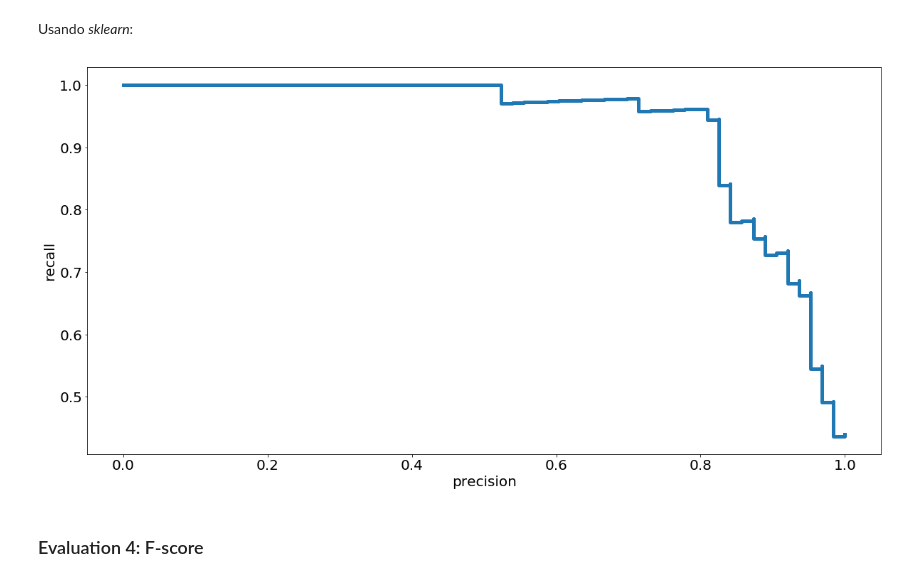
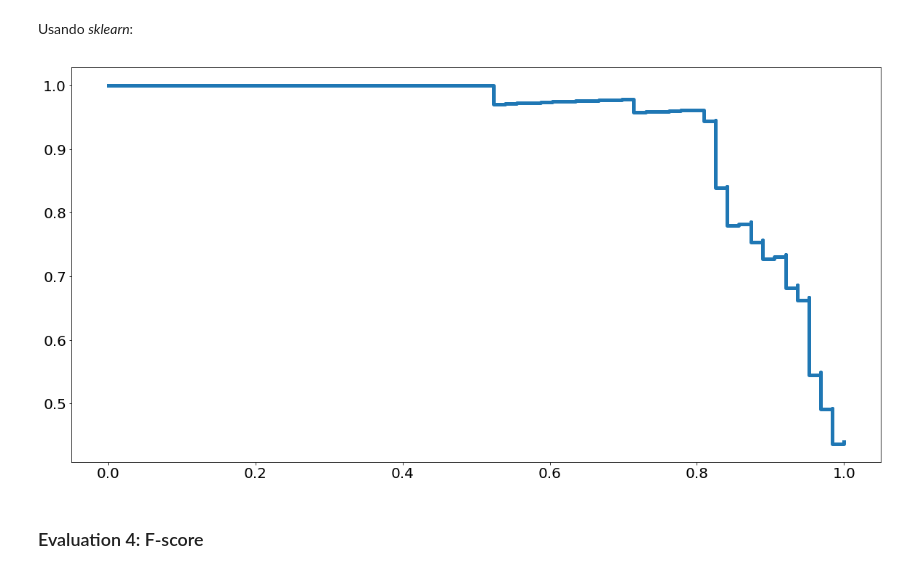
Before and after one commit to StaticVoidGabo/intro_to_machine_learning, a Jupyter notebook: 3.1-2-regresion-logistica.ipynb, the cells around one changed output. Saved outputs shown, nothing was run; the diff lists cells and outputs as text; code cells hidden in the pictures.

```diff
--- a/3.1-2-regresion-logistica.ipynb
+++ b/3.1-2-regresion-logistica.ipynb
@@ -298,16 +296,12 @@ Usando *sklearn*:
 # %%
 from sklearn.metrics import precision_recall_curve
 
 y_test_score = clf.decision_function(X_test)
 precisions, recalls, _ = precision_recall_curve(y_test, y_test_score)
 plt.step(recalls, precisions,linewidth=5)
-plt.xticks(size=20)
-plt.xlabel("precision",size=20)
-plt.ylabel("recall",size=20)
-plt.yticks(size=20)
 plt.show()
 # %% [output]
-[figure, old version]
+[figure, new version]
 # %% [markdown]
 ### Evaluation 4: F-score
 # %%
```
Also changed, not shown: parts of 2 cells of this notebook, 2 other files.
